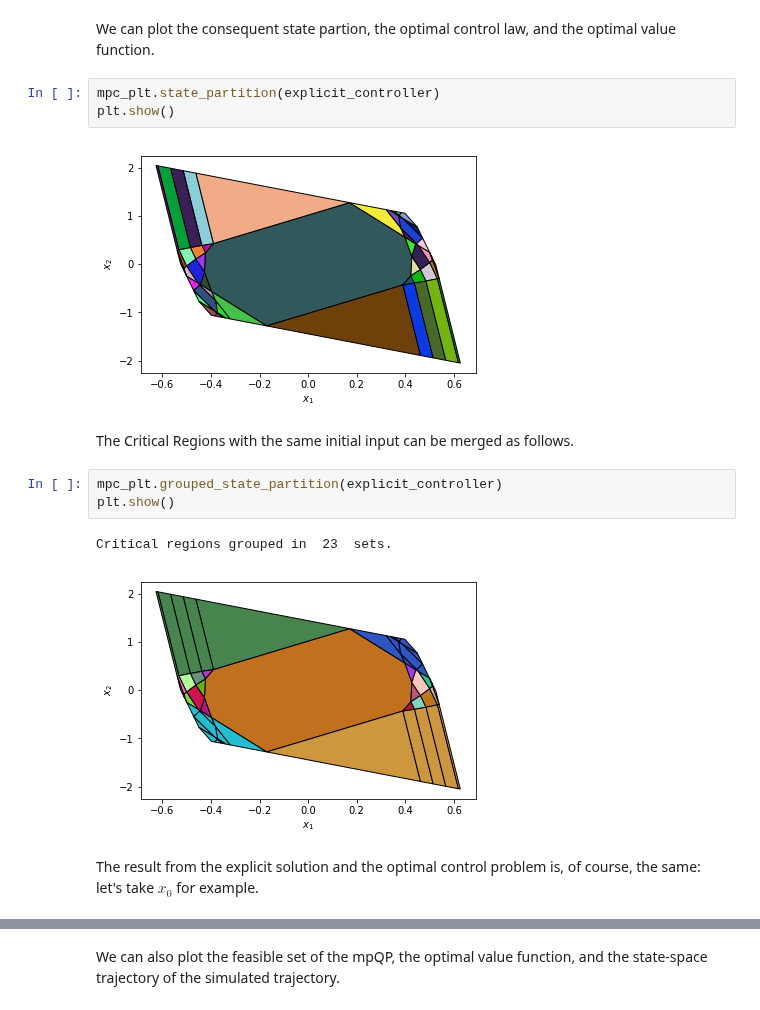
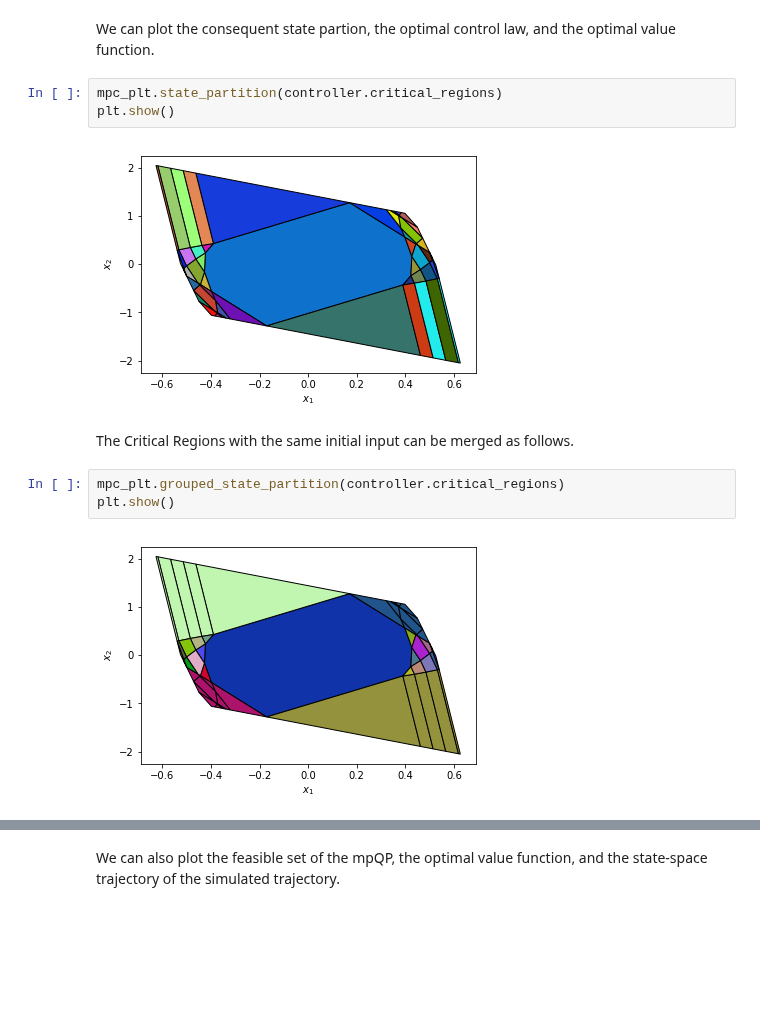
Before and after one commit to TobiaMarcucci/pympc, a Jupyter notebook: inverted_pendulum.ipynb, the cells around one changed output, grey strips where cells are left out. Drawn from its saved outputs; the diff is of its cells as text; blank space fills up the shorter version.

```diff
--- a/inverted_pendulum_demo.ipynb
+++ b/inverted_pendulum.ipynb
@@ -139,17 +152,14 @@ parameter space partitioned in 55 critical regions.
 # %% [markdown]
 We can plot the consequent state partion, the optimal control law, and the optimal value function.
 # %%
-mpc_plt.state_partition(explicit_controller)
+mpc_plt.state_partition(controller.critical_regions)
 plt.show()
 # %% [output]
-[figure, old version]
+[figure, new version]
 # %% [markdown]
 The Critical Regions with the same initial input can be merged as follows.
 # %%
-mpc_plt.grouped_state_partition(explicit_controller)
+mpc_plt.grouped_state_partition(controller.critical_regions)
 plt.show()
 # %% [output]
-Critical regions grouped in  23  sets.
-[figure, old version]
+[figure, new version]
-# %% [markdown]
-The result from the explicit solution and the optimal control problem is, of course, the same: let's take $x_0$ for example.
```
Also changed, not shown: parts of 8 cells of this notebook, 16 other files.
